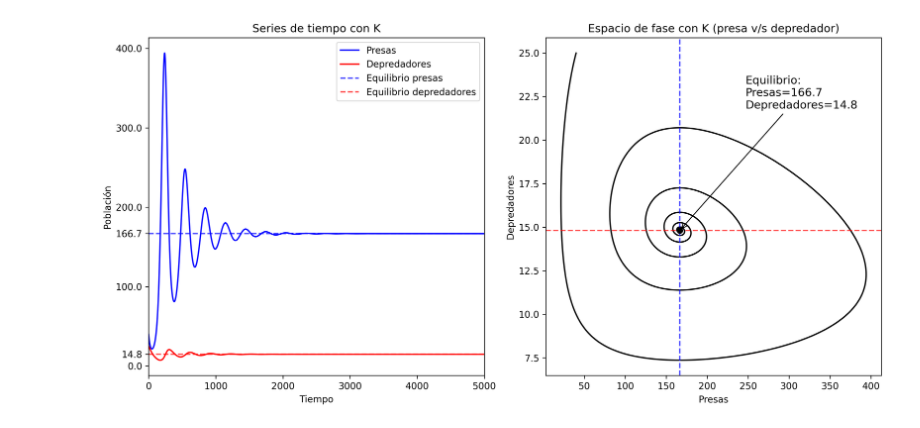
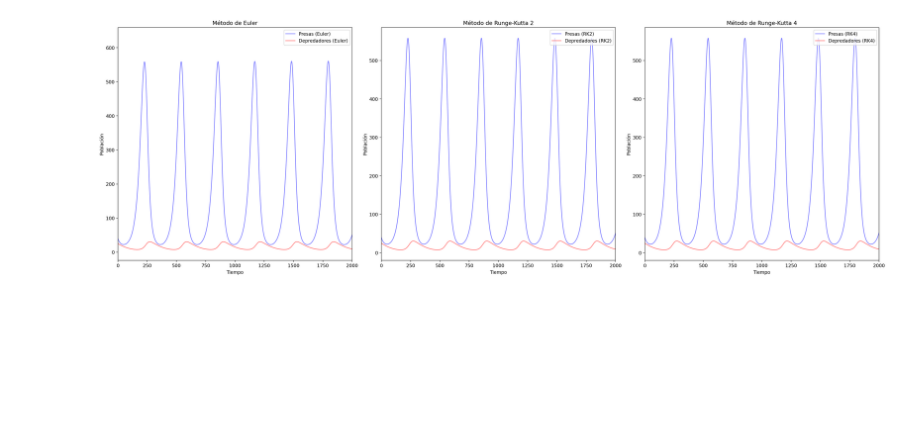
Before and after one commit to Ferzamora053/Tareas-FisComp, a Jupyter notebook: Tarea1_FZ.ipynb, the cells around one changed output. Drawn from its saved outputs; the diff is of its cells as text; code cells hidden in the pictures; blank space fills up the shorter version.

```diff
--- a/Tarea1_FZ.ipynb
+++ b/Tarea1_FZ.ipynb
@@ -164,30 +198,33 @@ F_e_log = (params_log['a'] / params_log['b']) * (1 - R_e / params_log['K'])
-# %%
-plt.figure(figsize=(12, 6), dpi=150)
-plt.subplot(1, 2, 1)
-plt.plot(times_log, prey_log, label='Presas', color='blue')
-plt.plot(times_log, predators_log, label='Depredadores', color='red')
-plt.yticks([0, 100, 200, 300, 400, F_e_log, R_e_log,])
-plt.axhline(y=R_e_log, color='blue', linestyle='--', alpha=0.7, label='Equilibrio presas')
-plt.axhline(y=F_e_log, color='red', linestyle='--', alpha=0.7, label='Equilibrio depredadores')
-plt.xlabel('Tiempo')
-plt.xlim(0, 5_000)
-plt.ylabel('Población')
-plt.legend(loc='upper right')
-plt.title('Series de tiempo con K')
-
-plt.subplot(1, 2, 2)
-plt.plot(prey_log, predators_log, color='black')
-plt.axvline(x=R_e_log, color='blue', linestyle='--', alpha=0.7, label='Equilibrio presas')
-plt.axhline(y=F_e_log, color='red', linestyle='--', alpha=0.7, label='Equilibrio depredadores')
-plt.scatter(R_e_log, F_e_log, color='black', zorder=5)
-plt.annotate(f"Equilibrio:\nPresas={R_e_log:.1f}\nDepredadores={F_e_log:.1f}",
-             xy=(R_e_log, F_e_log), xytext=(R_e_log+80, F_e_log+7), fontsize=12,
-             arrowprops=dict(arrowstyle="->", color="black"))
-plt.xlabel('Presas')
-plt.ylabel('Depredadores')
-plt.title('Espacio de fase con K (presa v/s depredador)')
-
-plt.tight_layout()
-plt.show();
-# %% [output]
-[figure, removed]
+# %%
+plt.figure(figsize=(24, 8))
+plt.subplot(1, 3, 1)
+plt.plot(times_eu, prey_eu, label='Presas (Euler)', color='blue', alpha=0.5)
+plt.plot(times_eu, predators_eu, label='Depredadores (Euler)', color='red', alpha=0.5)
+plt.xlabel('Tiempo')
+plt.xlim(0, 2_000)
+plt.ylabel('Población')
+plt.legend(loc='upper right')
+plt.title('Método de Euler')
+
+plt.subplot(1, 3, 2)
+plt.plot(times_rk2, prey_rk2, label='Presas (RK2)', color='blue', alpha=0.5)
+plt.plot(times_rk2, predators_rk2, label='Depredadores (RK2)', color='red', alpha=0.5)
+plt.xlabel('Tiempo')
+plt.xlim(0, 2_000)
+plt.ylabel('Población')
+plt.legend(loc='upper right')
+plt.title('Método de Runge-Kutta 2')
+
+plt.subplot(1, 3, 3)
+plt.plot(times_rk4, prey_rk4, label='Presas (RK4)', color='blue', alpha=0.5)
+plt.plot(times_rk4, predators_rk4, label='Depredadores (RK4)', color='red', alpha=0.5)
+plt.xlabel('Tiempo')
+plt.xlim(0, 2_000)
+plt.ylabel('Población')
+plt.legend(loc='upper right')
+plt.title('Método de Runge-Kutta 4')
+
+plt.tight_layout()
+plt.show();
+# %% [output]
+[figure, added]
```
Also changed, not shown: parts of 19 cells of this notebook.
